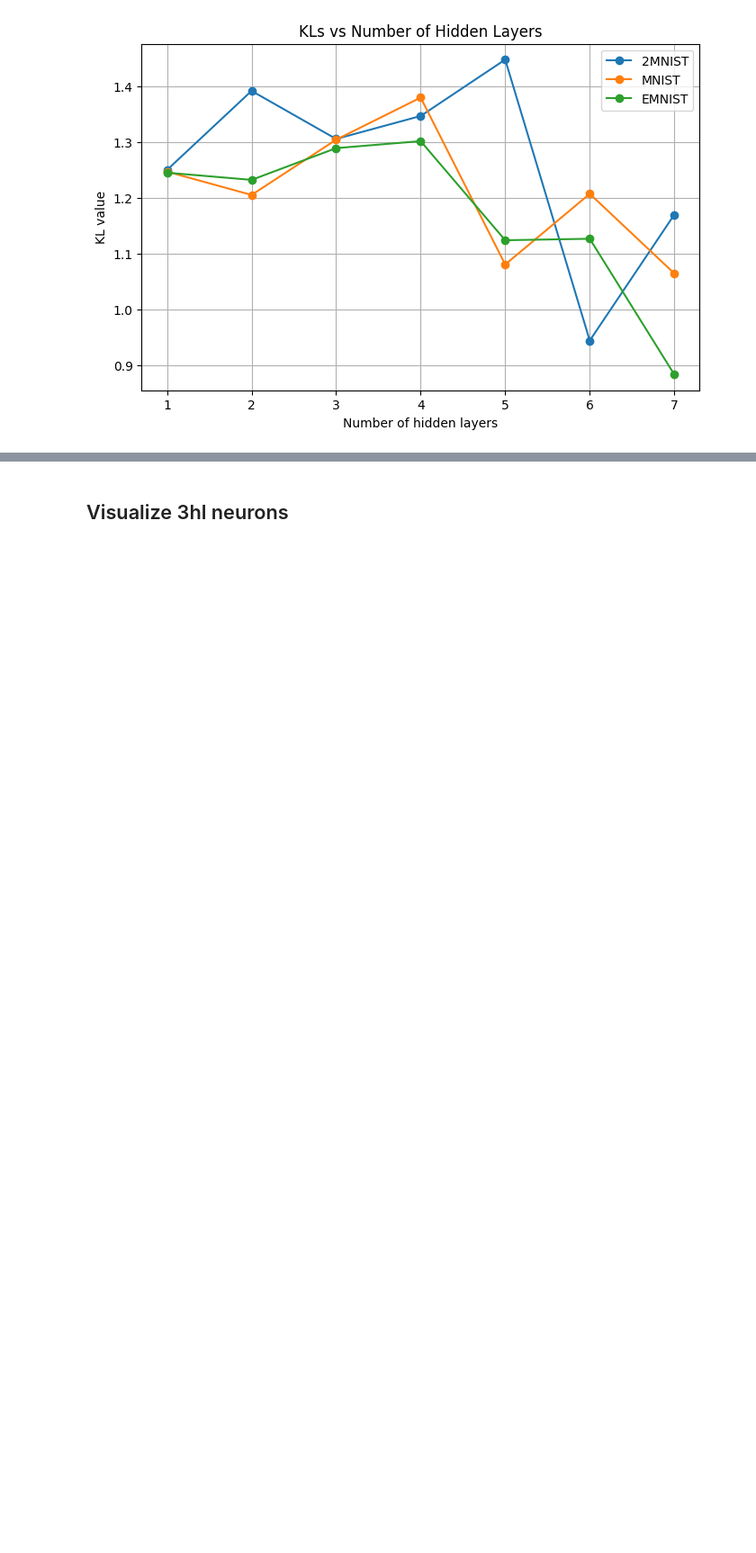
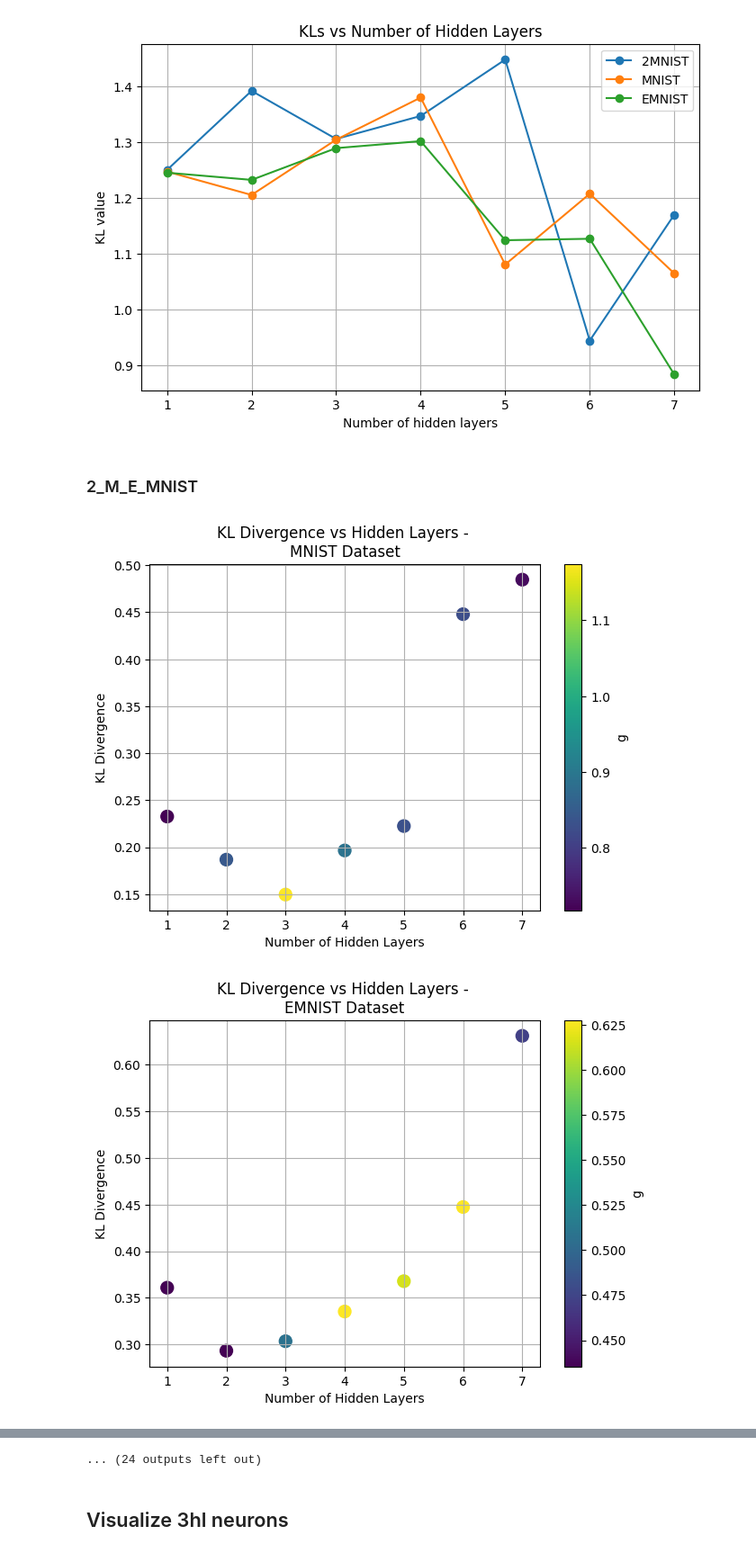
Before and after one commit to EnricoFrau/Autoencoders-Abstraction, a Jupyter notebook: notebooks/depth_analysis.ipynb, the cells around one changed output, grey strips where cells are left out. Shown at 90% size. Cells and saved outputs as stored; diff of their text form; code cells hidden in the pictures; blank space fills up the shorter version.

Commit message:
Train and analyze 2_M_E_MNIST

```diff
--- a/notebooks/depth_analysis.ipynb
+++ b/notebooks/depth_analysis.ipynb
@@ -626,3 +625,50 @@ datasets_dicts_comparison(KLs_dict, save_dir)
 [figure]
 [figure]
 [figure]
+# %% [markdown]
+### 2_M_E_MNIST
+# %%
+for latent_dim in (6,8,10):
+    for binarize_threshold in (0.3, 0.5, 0.8):
+
+        KLs_dict = {
+            '2MNIST': [],
+            'MNIST': [],
+            'EMNIST': []}
+
+        gs_dict = {
+            '2MNIST': [],
+            'MNIST': [],
+            'EMNIST': []}
+
+        for dataset in datasets:
+            for num_hidden_layers in range(1,8):    # 1-7 hl
+
+                decrease_rate = 0.6
+                decrease_rate_str = "06"
+                train_loader = train_loaders[dataset]
+                val_loader = val_loaders[dataset]
+                input_dim = 28 * 28
+
+                my_model = AE_0(
+                    input_dim=input_dim,
+                    latent_dim=latent_dim,
+                    decrease_rate=decrease_rate,
+                    device=device,
+                    hidden_layers=num_hidden_layers
+                ).to(device)
+                model_path = f"/Users/enricofrausin/Programmazione/PythonProjects/Tesi/Autoencoders/models/simultaneous train/2_M_E_MNIST/ld{latent_dim}_dr{decrease_rate_str}_lr1e3_lwpretrain_{num_hidden_layers}hl.pth"
+                my_model.load_state_dict(torch.load(model_path, map_location=device))
+
+                KL, g = calc_hfm_kld_with_optimal_g(my_model, train_loader, return_g=True, binarize_threshold=binarize_threshold)
+
+                KLs_dict[dataset].append(KL)
+                gs_dict[dataset].append(g)
+
+            save_dir = f"../Images/2_M_E_MNIST/simultaneous train/{latent_dim}features/thresh_for_bin_{binarize_threshold}"
+            plot_KLs_vs_hidden_layers(KLs_dict[dataset], gs_dict[dataset], dataset, save_dir=save_dir)
+
+        datasets_dicts_comparison(KLs_dict, save_dir)
+# %% [output]
+[figure, added]
+[figure, added]
@@ -629,3 +685,4 @@ datasets_dicts_comparison(KLs_dict, save_dir)
+... (24 outputs left out)
 # %% [markdown]
 ## Visualize 3hl neurons
 # %%
```
Also changed, not shown: parts of 21 cells of this notebook, 4 other files.
